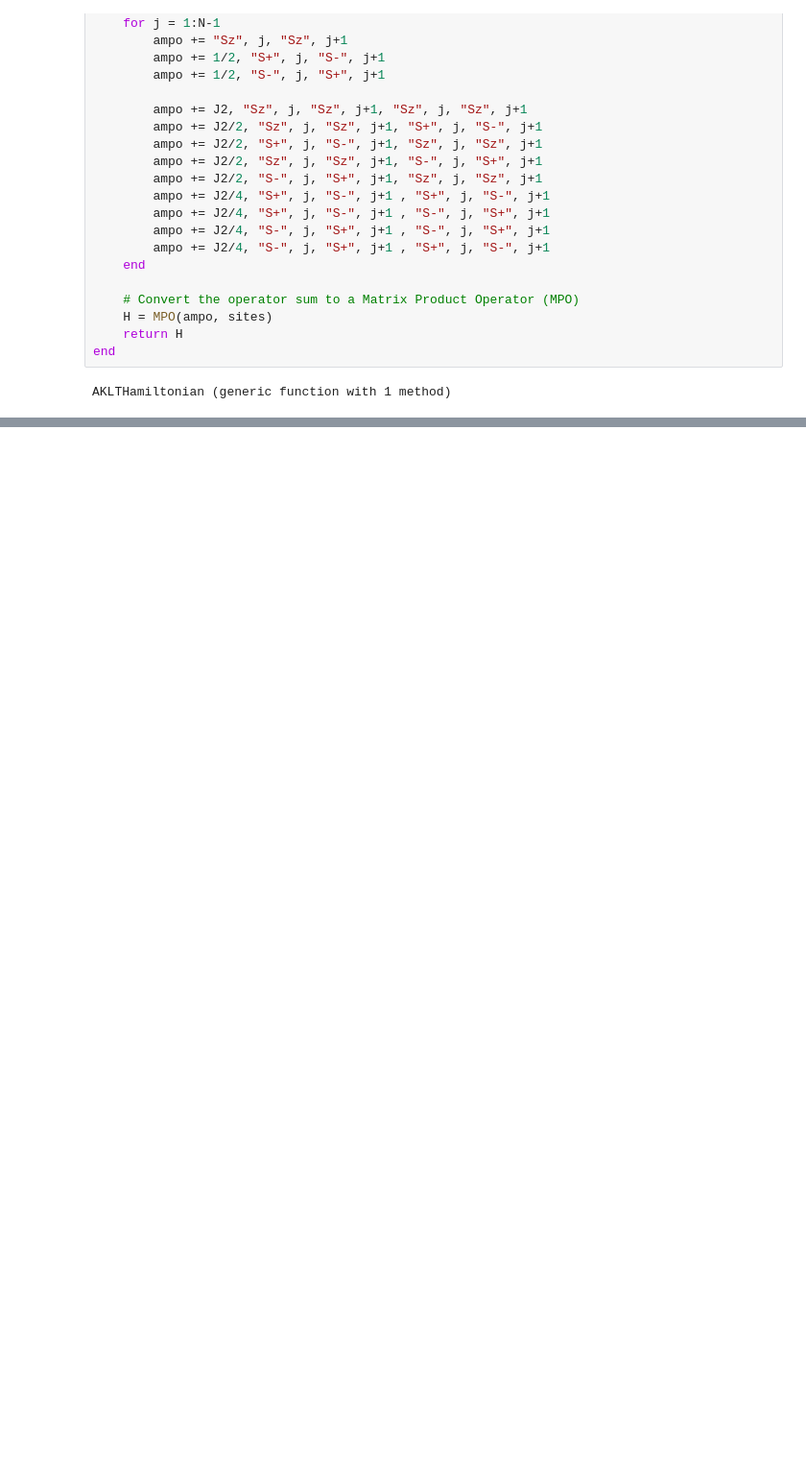
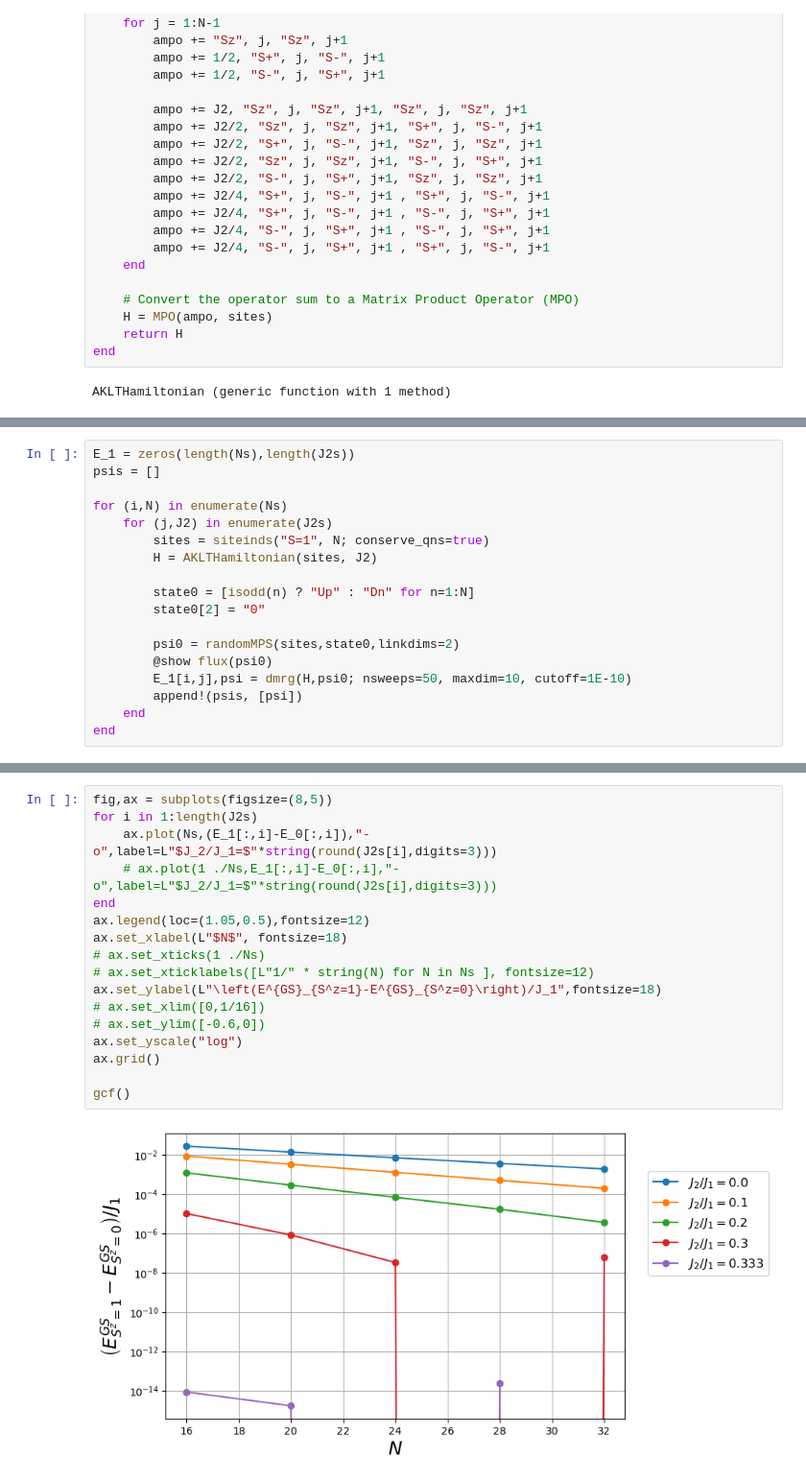
Before and after one commit to NOAMOPH/Computational-Methods-for-Many-Body-Physics, a Jupyter notebook: ProblemSets/PS03.ipynb, the cells around one changed output, grey strips where cells are left out. Shown at 96% size. Saved outputs shown, nothing was run; the diff lists cells and outputs as text; blank space fills up the shorter version.

```diff
--- a/ProblemSets/PS03.ipynb
+++ b/ProblemSets/PS03.ipynb
@@ -252,0 +288,18 @@ end
+# %%
+E_1 = zeros(length(Ns),length(J2s))
+psis = []
+
+for (i,N) in enumerate(Ns)
+    for (j,J2) in enumerate(J2s)
+        sites = siteinds("S=1", N; conserve_qns=true)
+        H = AKLTHamiltonian(sites, J2)
+
+        state0 = [isodd(n) ? "Up" : "Dn" for n=1:N]
+        state0[2] = "0"
+
+        psi0 = randomMPS(sites,state0,linkdims=2)
+        @show flux(psi0)
+        E_1[i,j],psi = dmrg(H,psi0; nsweeps=50, maxdim=10, cutoff=1E-10)
+        append!(psis, [psi])
+    end
+end
@@ -252,0 +324,19 @@ end
+# %%
+fig,ax = subplots(figsize=(8,5))
+for i in 1:length(J2s)
+    ax.plot(Ns,(E_1[:,i]-E_0[:,i]),"-o",label=L"$J_2/J_1=$"*string(round(J2s[i],digits=3)))
+    # ax.plot(1 ./Ns,E_1[:,i]-E_0[:,i],"-o",label=L"$J_2/J_1=$"*string(round(J2s[i],digits=3)))
+end
+ax.legend(loc=(1.05,0.5),fontsize=12)
+ax.set_xlabel(L"$N$", fontsize=18)
+# ax.set_xticks(1 ./Ns)
+# ax.set_xticklabels([L"1/" * string(N) for N in Ns ], fontsize=12)
+ax.set_ylabel(L"\left(E^{GS}_{S^z=1}-E^{GS}_{S^z=0}\right)/J_1",fontsize=18)
+# ax.set_xlim([0,1/16])
+# ax.set_ylim([-0.6,0])
+ax.set_yscale("log")
+ax.grid()
+
+gcf()
+# %% [output]
+[figure, added]
```
Also changed, not shown: parts of 6 cells of this notebook, 2 other files.
